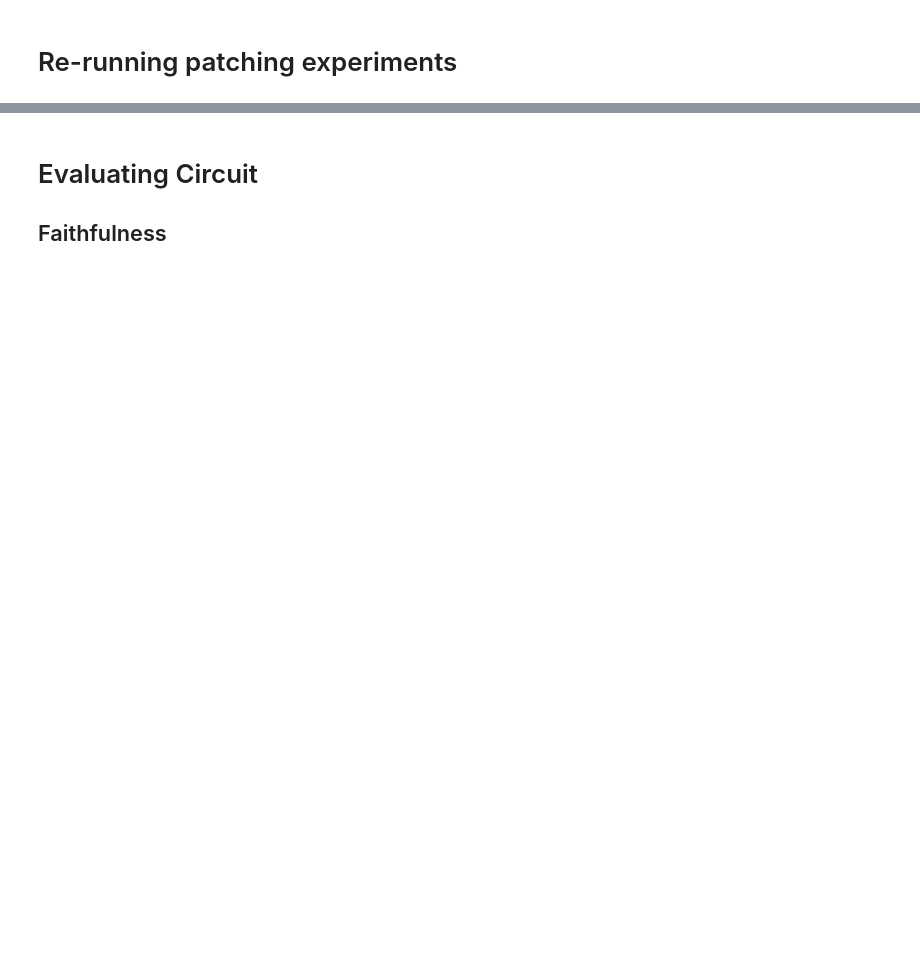
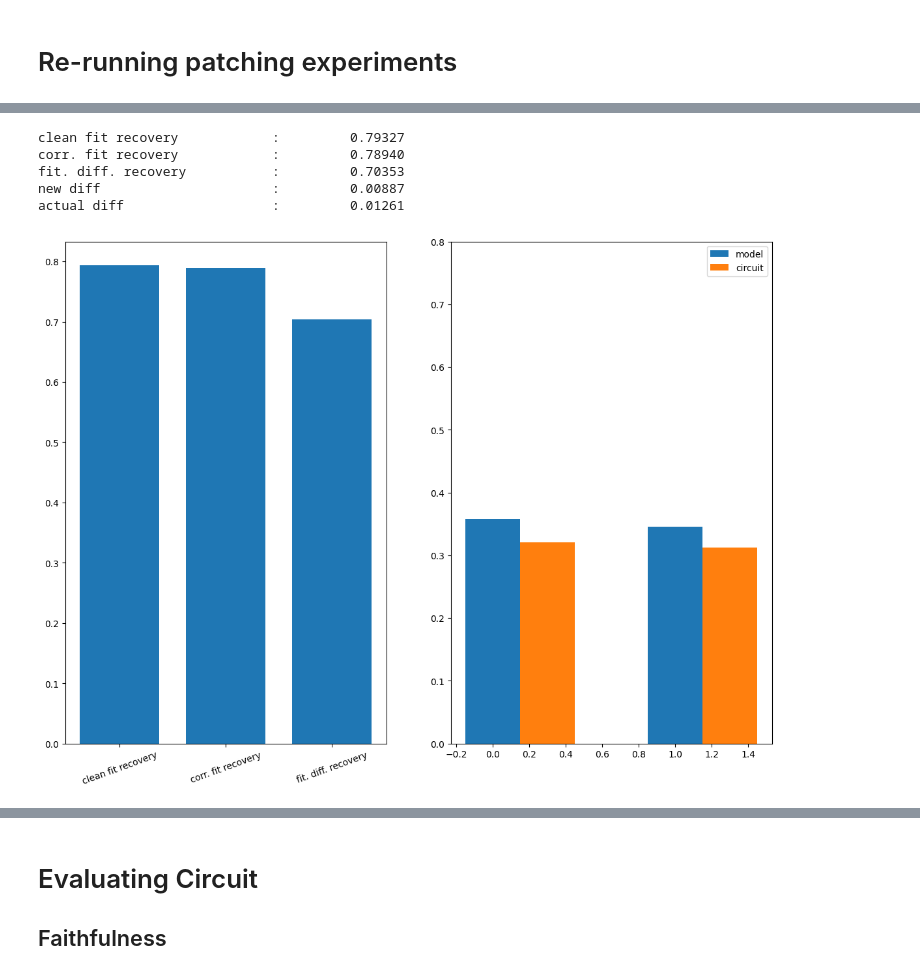
Before and after one commit to blab/mutational-embedding-vectors, a Jupyter notebook: notebooks/plm_circuits/ex24_covfit_circ_eval.ipynb, the cells around one changed output, grey strips where cells are left out. Cells and saved outputs as stored; diff of their text form; code cells hidden in the pictures; blank space fills up the shorter version.

```diff
--- a/notebooks/plm_circuits/ex24_covfit_circ_eval.ipynb
+++ b/notebooks/plm_circuits/ex24_covfit_circ_eval.ipynb
@@ -376,0 +469,24 @@ def get_recovery_metrics(clean_out_pred, corr_out_pred):
+# %%
+batch_dim = 40
+attn_names = [utils.get_act_name("z", layer) for layer in range(hooked_esm.cfg.n_layers)]
+mlp_names = [f"blocks.{layer}.hook_mlp_out" for layer in range(hooked_esm.cfg.n_layers)]
+
+l_ablate_logits = torch.empty(clean_toks.shape[0]).to(device)
+f_ablate_logits = torch.empty(clean_toks.shape[0]).to(device)
+
+for i in range(0,clean_toks.shape[0],batch_dim):
+    verbose = True if i == 0 else False
+    batch_L = orig_toks[i:(i+batch_dim)]
+    batch_F = new_toks[i:(i+batch_dim)]
+    batch_ablate = ablate_toks[i:(i+batch_dim)]
+
+    _, ablate_cache = hooked_esm.run_with_cache(batch_ablate, names_filter=[*attn_names, *mlp_names])
+
+    l_ablate_logits[i:(i+batch_dim)] = run_mean_ablate(hooked_esm, batch_L, ablate_cache, head_range=head_range, mlp_range=mlp_range, verbose=verbose) # only need to see the verbose output once
+    torch.cuda.empty_cache()
+    f_ablate_logits[i:(i+batch_dim)] = run_mean_ablate(hooked_esm, batch_F, ablate_cache, head_range=head_range, mlp_range=mlp_range, verbose=False)
+    torch.cuda.empty_cache()
+
+    del _
+    del ablate_cache
+    torch.cuda.empty_cache()
@@ -376,0 +511,25 @@ def get_recovery_metrics(clean_out_pred, corr_out_pred):
+# %%
+t1, t2, t3, new_diff = get_recovery_metrics(f_ablate_logits, l_ablate_logits, new_output=new_output, orig_output=orig_output)
+t1 = t1.cpu().numpy()
+t2 = t2.cpu().numpy()
+# %%
+for (n,lab) in zip(["clean fit recovery", "corr. fit recovery", "fit. diff. recovery", "new diff", "actual diff"], [t1, t2, t3, new_diff, fit_mean_diff_high_low]):
+    print("%-30s:\t\t%.5f"%(n,lab))
+# %% [output]
+clean fit recovery            :         0.79327
+corr. fit recovery            :         0.78940
+fit. diff. recovery           :         0.70353
+new diff                      :         0.00887
+actual diff                   :         0.01261
+# %%
+fig, ax = plt.subplots(1,2,figsize=(14,10))
+ax[0].bar([i*0.4 for i in range(3)], [t1,t2,t3], width=0.3)
+ax[0].set_xticks([i*0.4 for i in range(3)])
+ax[0].set_xticklabels(["clean fit recovery", "corr. fit recovery", "fit. diff. recovery"], rotation=20)
+ax[1].bar(list(range(2)), [new_output.mean().cpu().numpy(), orig_output.mean().cpu().numpy()],width=0.3, label="model")
+ax[1].bar([i+0.3 for i in range(2)], [f_ablate_logits.mean().cpu().numpy(), l_ablate_logits.mean().cpu().numpy()], width=0.3, label="circuit")
+ax[1].legend()
+ax[1].set_ylim([0,0.8])
+plt.show()
+# %% [output]
+[figure, added]
```
Also changed, not shown: parts of 18 cells of this notebook.
